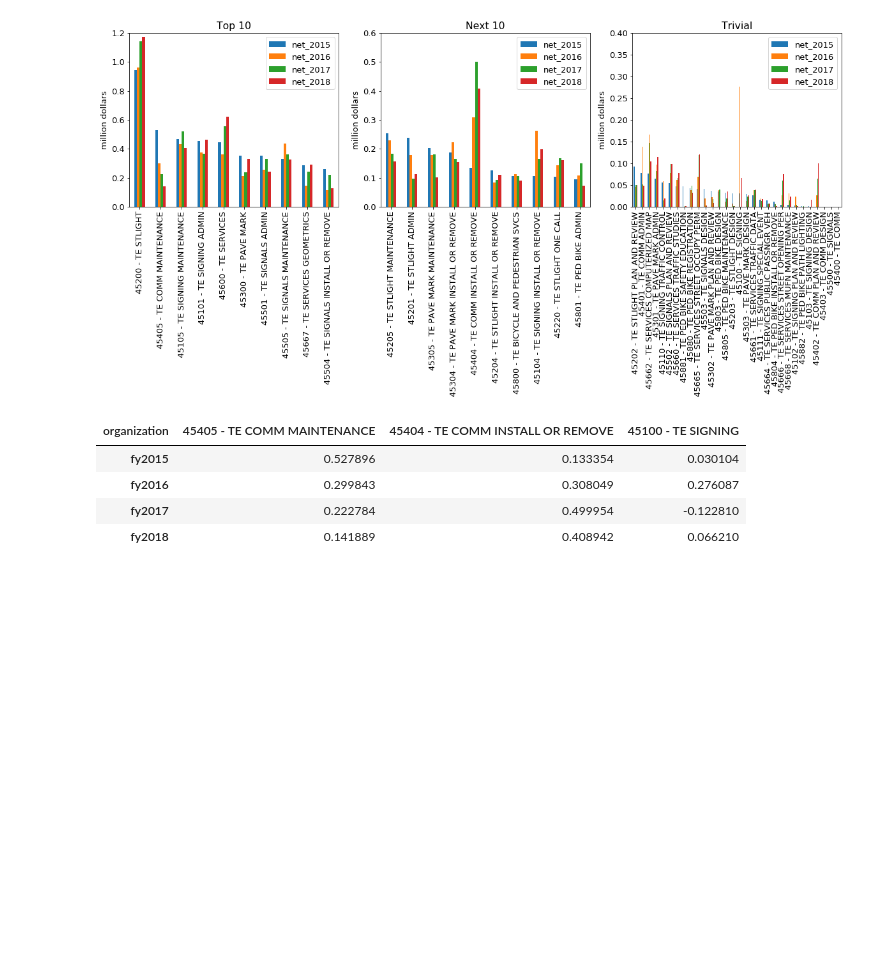
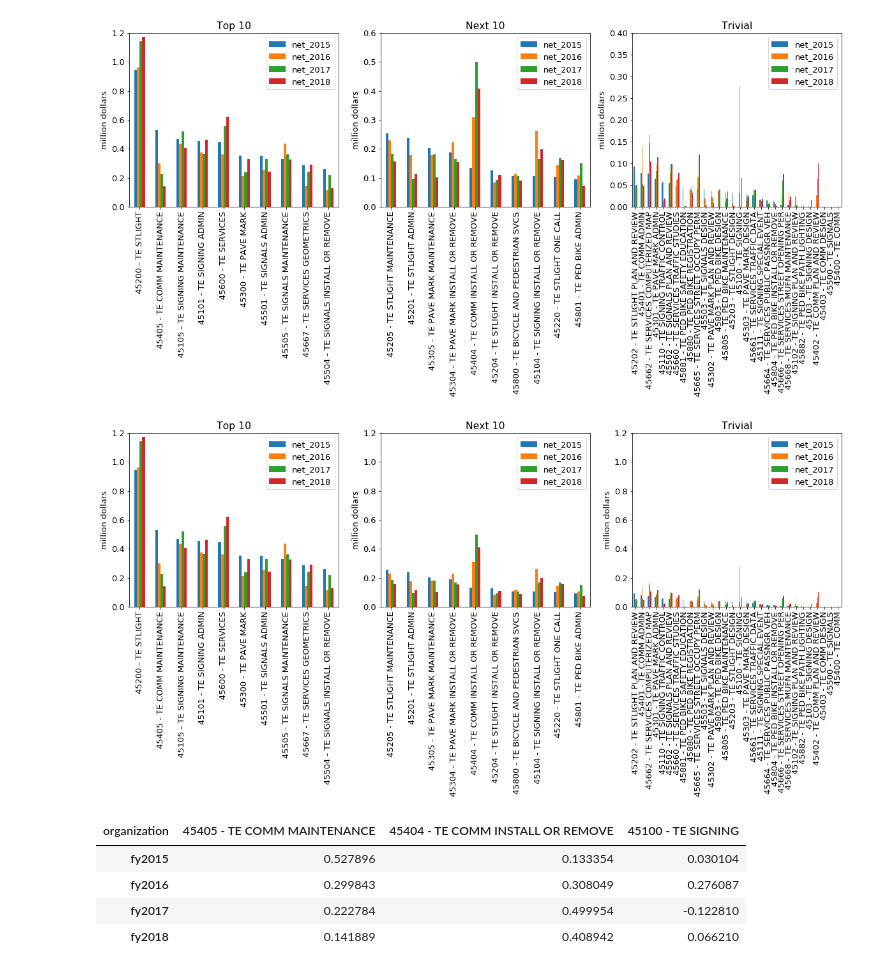
Before and after one commit to Kuku2333/s19-city-t3, a Jupyter notebook: yuankun.ipynb, the cells around one changed output. Cells and saved outputs as stored; diff of their text form; code cells hidden in the pictures; blank space fills up the shorter version.

```diff
--- a/yuankun.ipynb
+++ b/yuankun.ipynb
@@ -157,3 +157,10 @@ pd_te
 | 45403 - TE COMM DESIGN | 0.000199 | 0.000000 | 0.000000 | 0.000000 |
 | 45500 - TE SIGNALS | -0.046123 | -0.462844 | -0.586758 | -0.290499 |
 | 45400 - TE COMM | -0.299588 | -0.438031 | -0.250894 | -0.319573 |
+# %%
+pd_te['change_16'] = pd_te['net_2016']/pd_te['net_2015'] - 1
+pd_te['change_17'] = pd_te['net_2017']/pd_te['net_2016'] - 1
+pd_te['change_18'] = pd_te['net_2018']/pd_te['net_2017'] - 1
+
+# greater than 100% increase
+pd_te[['change_16', 'change_17', 'change_18']][pd_te['change_16']>.1][pd_te['change_17']>.1]#[pd_te['change_18']>.1]
@@ -174,6 +218,23 @@ ax_list[2].set_xlabel('')
 None
 # %% [output]
 [figure]
+# %%
+ax_list = list(plt.subplots(nrows=1, ncols=3, figsize=(20,5))[1])
+
+pd_te[:10].plot.bar(ax=ax_list[0], ylim=(0,1.2), title="Top 10")
+pd_te[10:20].plot.bar(ax=ax_list[1], ylim=(0,1.2), title="Next 10")
+pd_te[20:].plot.bar(ax=ax_list[2], ylim=(0,1.2), title="Trivial")
+
+ax_list[0].set_ylabel('million dollars')
+ax_list[1].set_ylabel('million dollars')
+ax_list[2].set_ylabel('million dollars')
+ax_list[0].set_xlabel('')
+ax_list[1].set_xlabel('')
+ax_list[2].set_xlabel('')
+
+None
+# %% [output]
+[figure, added]
 # %%
 #Communication Maintenance, why keep decreasing???
 #Communication installation and removal, why increasing so fast???
```
Also changed, not shown: parts of 3 cells of this notebook.
